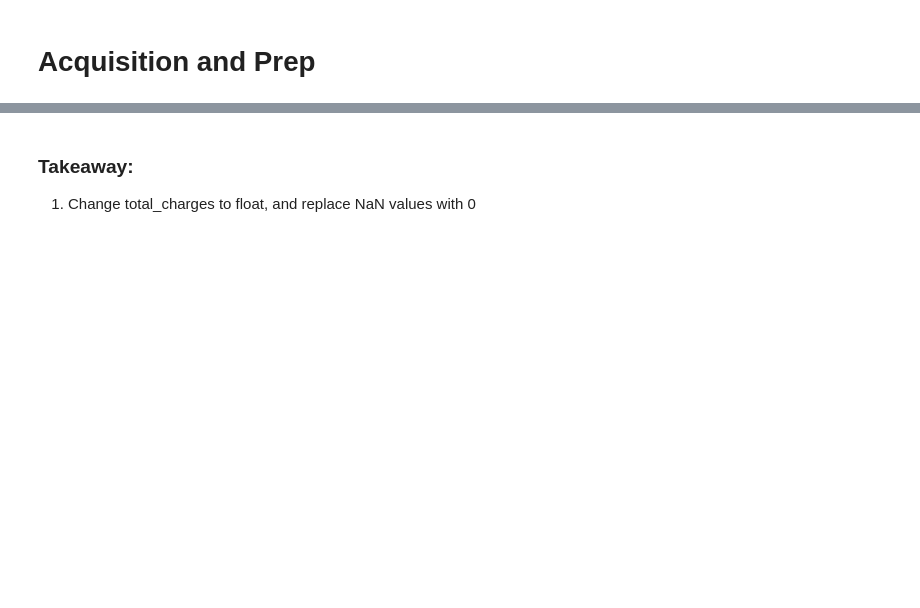
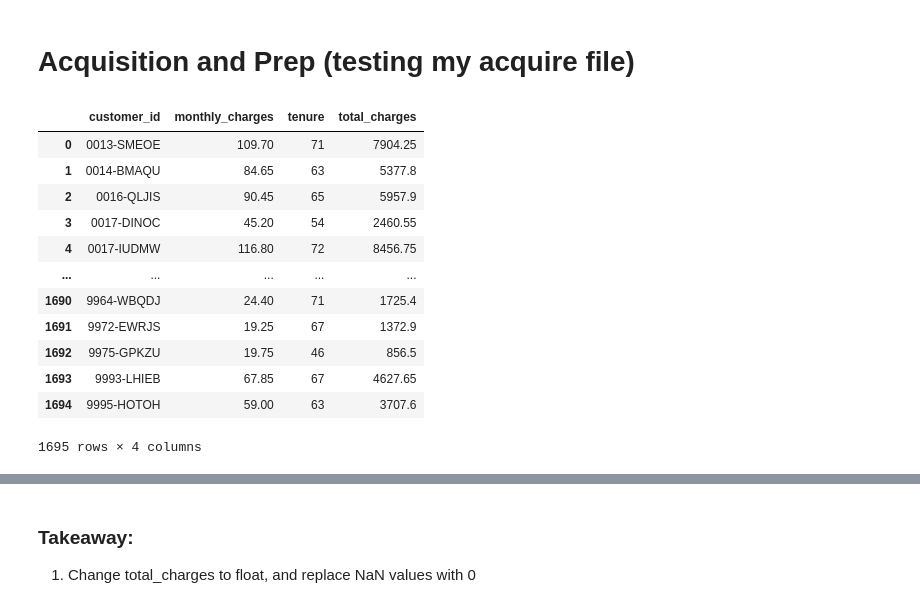
Before and after one commit to CSolitaire/regression-exercises, a Jupyter notebook: wrangle.ipynb, the cells around one changed output, grey strips where cells are left out. Cells and saved outputs as stored; diff of their text form; code cells hidden in the pictures; blank space fills up the shorter version.

Commit message:
acquisition exercise complete

```diff
--- a/wrangle.ipynb
+++ b/wrangle.ipynb
@@ -12,8 +13,22 @@ warnings.filterwarnings("ignore")
 from wrangle import wrangle_telco
 # %% [markdown]
-# Acquisition and Prep
+# Acquisition and Prep (testing my acquire file)
 # %%
-df = wrangle_telco(cached = True)
+df = get_telco_data(cached = True)
 df
+# %% [output]
+|  | customer_id | monthly_charges | tenure | total_charges |
+| 0 | 0013-SMEOE | 109.70 | 71 | 7904.25 |
+| 1 | 0014-BMAQU | 84.65 | 63 | 5377.8 |
+| 2 | 0016-QLJIS | 90.45 | 65 | 5957.9 |
+| 3 | 0017-DINOC | 45.20 | 54 | 2460.55 |
+| 4 | 0017-IUDMW | 116.80 | 72 | 8456.75 |
+| ... | ... | ... | ... | ... |
+| 1690 | 9964-WBQDJ | 24.40 | 71 | 1725.4 |
+| 1691 | 9972-EWRJS | 19.25 | 67 | 1372.9 |
+| 1692 | 9975-GPKZU | 19.75 | 46 | 856.5 |
+| 1693 | 9993-LHIEB | 67.85 | 67 | 4627.65 |
+| 1694 | 9995-HOTOH | 59.00 | 63 | 3707.6 |
+1695 rows × 4 columns
 # %%
 df.describe()
```
Also changed, not shown: parts of 8 cells of this notebook.
